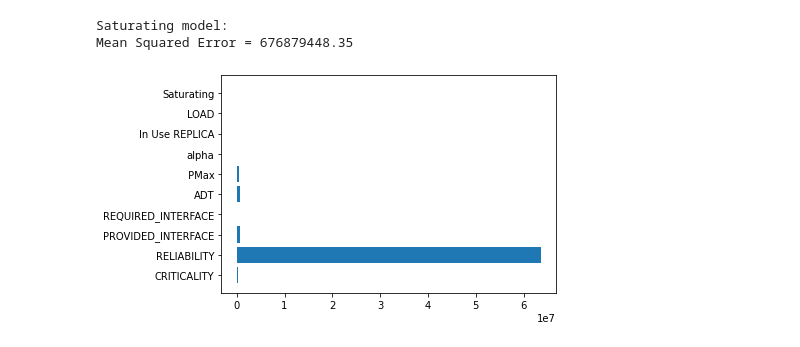
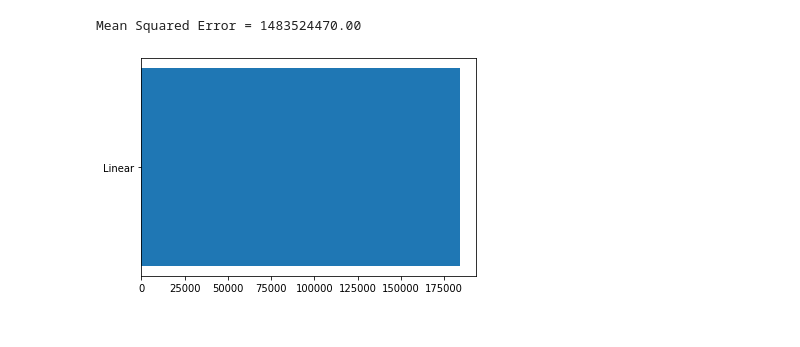
Before and after one commit to Phimanu/MachineLearningControl, a Jupyter notebook: systemIdentification/system_identification.ipynb, the cells around one changed output. Cells and saved outputs as stored; diff of their text form; code cells hidden in the pictures.

```diff
--- a/systemIdentification/system_identification.ipynb
+++ b/systemIdentification/system_identification.ipynb
@@ -106,16 +71,16 @@ Name: OPTIMAL_UTILITY, Length: 200, dtype: float64
 # %%
-errors = []
-parameters = []
-for train_index, test_index in LeaveOneOut().split(X_linear, y):
-    X_train, X_test = X_linear.values[train_index], X_linear.values[test_index]
-    y_train, y_test = y.values[train_index], y.values[test_index]
-    ridge = Ridge()
-    ridge.fit(X_train, y_train)
-    errors.append(ridge.predict(X_test) - y_test)
-    parameters.append(ridge.coef_)
-print(
-    f'Linear:\n'
-    f'Mean Squared Error = {np.average(np.square(errors)):0.2f}'
-)
-plt.barh(X_linear.columns, pd.DataFrame(parameters).sum())
-plt.show()
+def run_ridge(features, normalize=False):
+    errors = []
+    parameters = []
+    for train_index, test_index in LeaveOneOut().split(features, y):
+        X_train, X_test = features.values[train_index], features.values[test_index]
+        y_train, y_test = y.values[train_index], y.values[test_index]
+        ridge = Ridge(normalize)
+        ridge.fit(X_train, y_train)
+        errors.append(ridge.predict(X_test) - y_test)
+        parameters.append(ridge.coef_)
+    print(
+        f'Mean Squared Error = {np.average(np.square(errors)):0.2f}'
+    )
+    plt.barh(features.columns, pd.DataFrame(parameters).sum())
+    plt.show()
@@ -146,20 +87,6 @@ Mean Squared Error = 271329476.28
-# %%
-errors = []
-parameters = []
-for train_index, test_index in LeaveOneOut().split(X_saturating, y):
-    X_train, X_test = X_saturating.values[train_index], X_saturating.values[test_index]
-    y_train, y_test = y.values[train_index], y.values[test_index]
-    ridge = Ridge()
-    ridge.fit(X_train, y_train)
-    errors.append(ridge.predict(X_test) - y_test)
-    parameters.append(ridge.coef_)
-print(
-    f'Saturating model:\n'
-    f'Mean Squared Error = {np.average(np.square(errors)):0.2f}'
-)
-plt.barh(X_saturating.columns, pd.DataFrame(parameters).sum())
-plt.show()
-# %% [output]
-Saturating model:
-Mean Squared Error = 676879448.35
-[figure, removed]
+# %%
+# Only Linear
+run_ridge(X[['Linear']])
+# %% [output]
+Mean Squared Error = 1483524470.00
+[figure, added]
```
Also changed, not shown: parts of 19 cells of this notebook.
